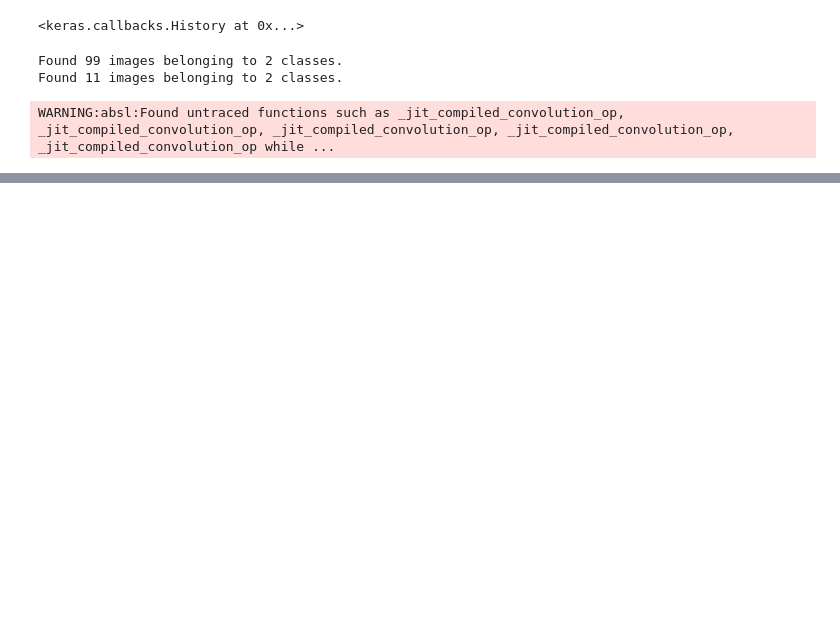
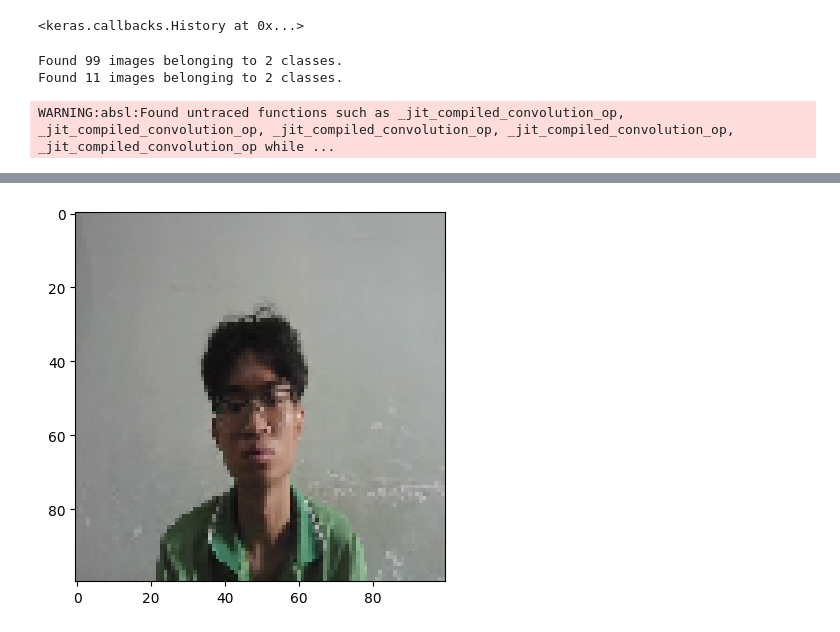
Before and after one commit to HVTrieuDuong/TRI-TUE-NHAN-TAO-HCMUTE, a Jupyter notebook: Khuonmat.ipynb, the cells around one changed output, grey strips where cells are left out. Saved outputs shown, nothing was run; the diff lists cells and outputs as text; code cells hidden in the pictures; blank space fills up the shorter version.

```diff
--- a/Khuonmat.ipynb
+++ b/Khuonmat.ipynb
@@ -134,2 +134,13 @@ print(label[np.argmax(model.predict(img))])
 Phat
 [figure]
+# %%
+import numpy as np
+from tensorflow.keras.utils import load_img,img_to_array
+img = load_img('/content/drive/MyDrive/HCMUTE Cơ-điện tử/Phuc (26).jpg', target_size = (100,100))
+plt.imshow(img)
+img = img_to_array(img)
+img = img.reshape(1,100,100,3)
+img = img.astype('float32')
+img = img/255
+print(label[np.argmax(model.predict(img))])
+# %% [output]
@@ -135,0 +149 @@ Phat
+[figure, added]
```
Also changed, not shown: parts of 3 cells of this notebook.
